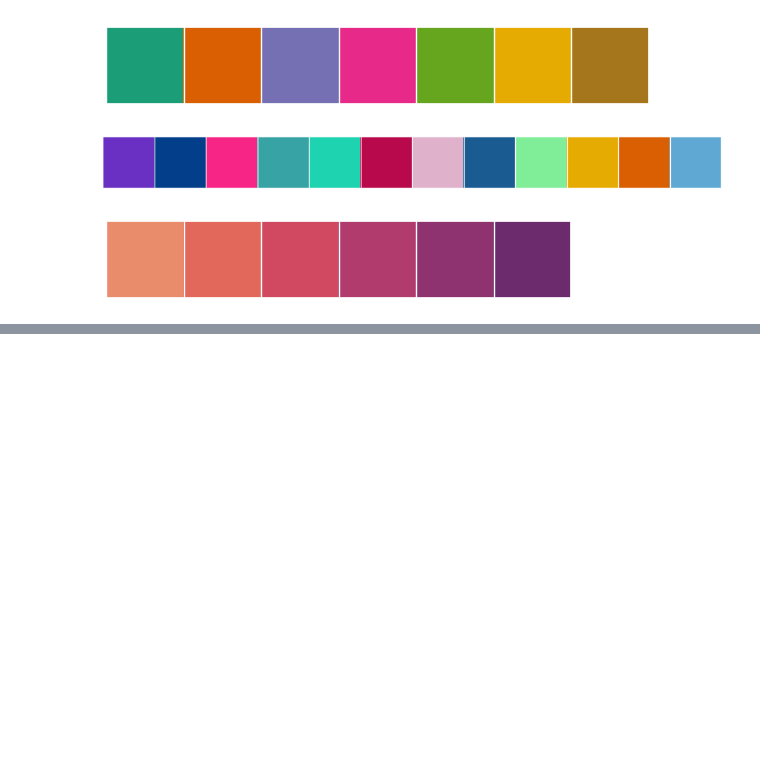
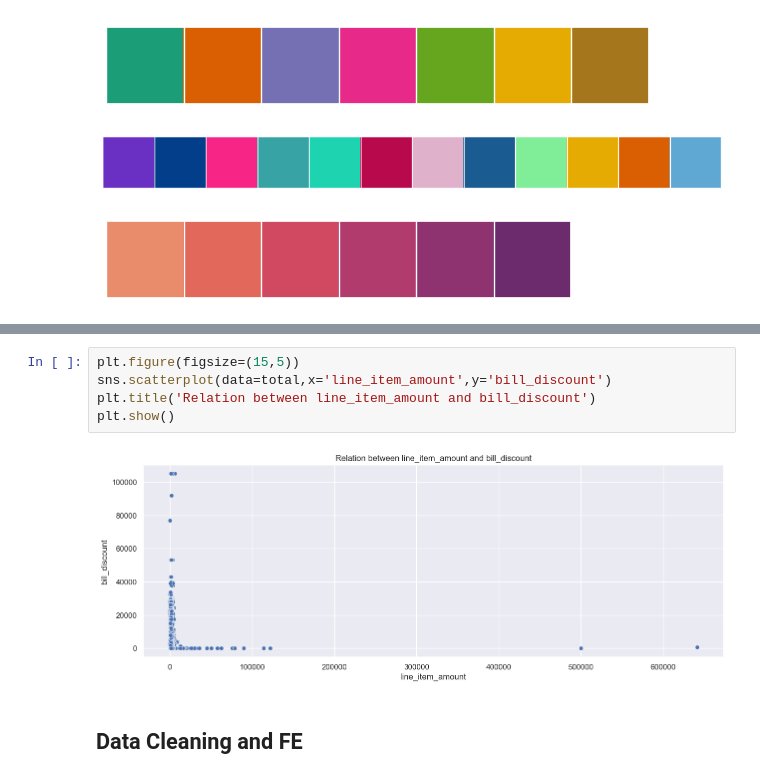
Before and after one commit to MORYKINGS/Prethesis, a Jupyter notebook: Prethesis.ipynb, the cells around one changed output, grey strips where cells are left out. Saved outputs shown, nothing was run; the diff lists cells and outputs as text; blank space fills up the shorter version.

```diff
--- a/Prethesis.ipynb
+++ b/Prethesis.ipynb
@@ -31,0 +98,9 @@ SyntaxError: (unicode error) 'unicodeescape' codec can't decode bytes in positio
+# %%
+plt.figure(figsize=(15,5))
+sns.scatterplot(data=total,x='line_item_amount',y='bill_discount')
+plt.title('Relation between line_item_amount and bill_discount')
+plt.show()
+# %% [output]
+[figure, added]
+# %% [markdown]
+## **Data Cleaning and FE**
```
Also changed, not shown: parts of 36 cells of this notebook.
